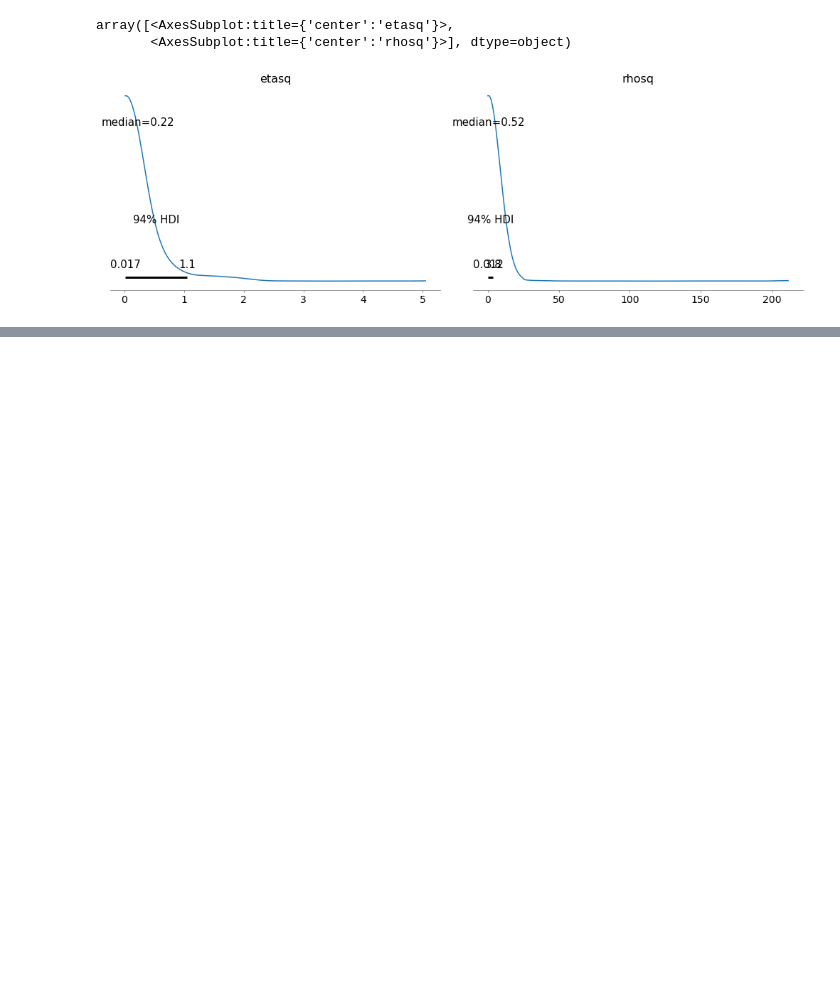
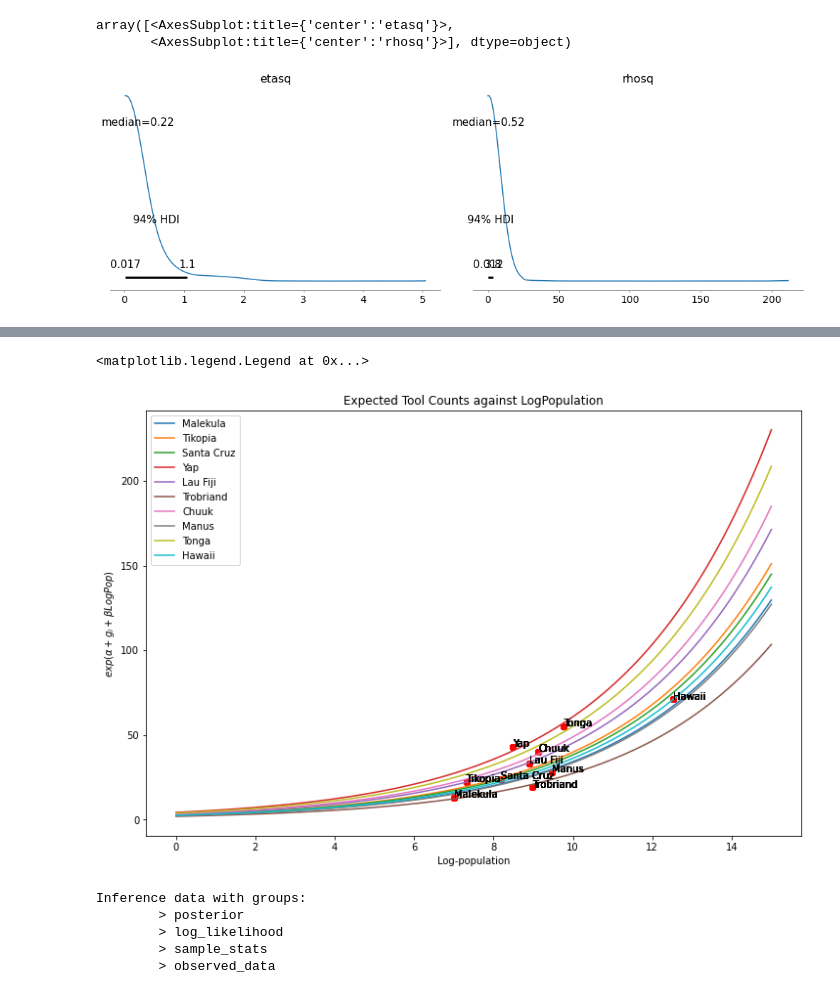
Before and after one commit to NathanielF/old_github_io_site, a Jupyter notebook: notebooks/Correlated Networks.ipynb, the cells around one changed output, grey strips where cells are left out. Saved outputs shown, nothing was run; the diff lists cells and outputs as text; code cells hidden in the pictures; blank space fills up the shorter version.

```diff
--- a/notebooks/Correlated Networks.ipynb
+++ b/notebooks/Correlated Networks.ipynb
@@ -246,0 +256,32 @@ Text(0.5, 1.0, 'Inferred Correlation Structure between Islands')
+# %%
+a = idata.posterior['a'].to_dataframe()
+g = idata.posterior['g'].to_dataframe()
+g = g.reset_index().pivot(['chain', 'draw'], 'g_dim_0', 'g')
+b = idata.posterior['bp'].to_dataframe()
+xrange = np.linspace(0, 15, 100)
+expected = pd.DataFrame(g.mean(), columns=['island_intercept']).reset_index(drop=True)
+expected['global_intercept'] = a.mean()[0]
+expected['global_beta'] = b.mean()[0]
+expected['island'] = dk['culture']
+plt.figure(figsize=(12,8))
+for i in range(len(expected)):
+    y  = (expected.iloc[i]['global_intercept'] + expected.iloc[i]['island_intercept']) + expected.iloc[i]['global_beta']*xrange
+    plt.plot(xrange, np.exp(y), label=expected.iloc[i]['island'])
+    plt.scatter(dk['logpop'], dk['total_tools'], c='red')
+    for i, txt in enumerate(range(10)):
+        plt.annotate(dk['culture'][i], (dk['logpop'][i], dk['total_tools'][i]))
+plt.title("Expected Tool Counts against LogPopulation")
+plt.xlabel("Log-population")
+plt.ylabel(r'$exp(\alpha + g_{i} + \beta LogPop)$')
+plt.legend()
+# %% [output]
+<matplotlib.legend.Legend at 0x...>
+[figure, added]
+# %%
+idata
+# %% [output]
+Inference data with groups:
+        > posterior
+        > log_likelihood
+        > sample_stats
+        > observed_data
```
Also changed, not shown: parts of 6 cells of this notebook, 4 other files.
